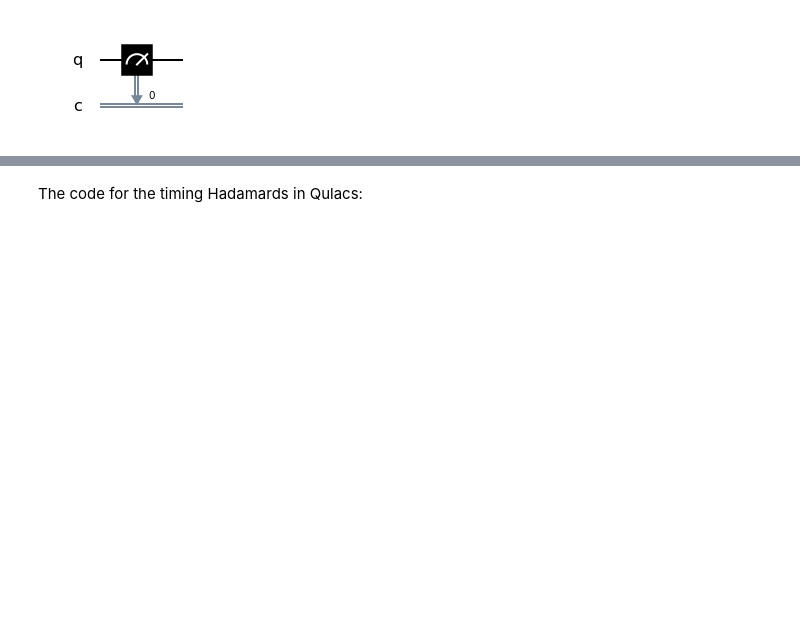
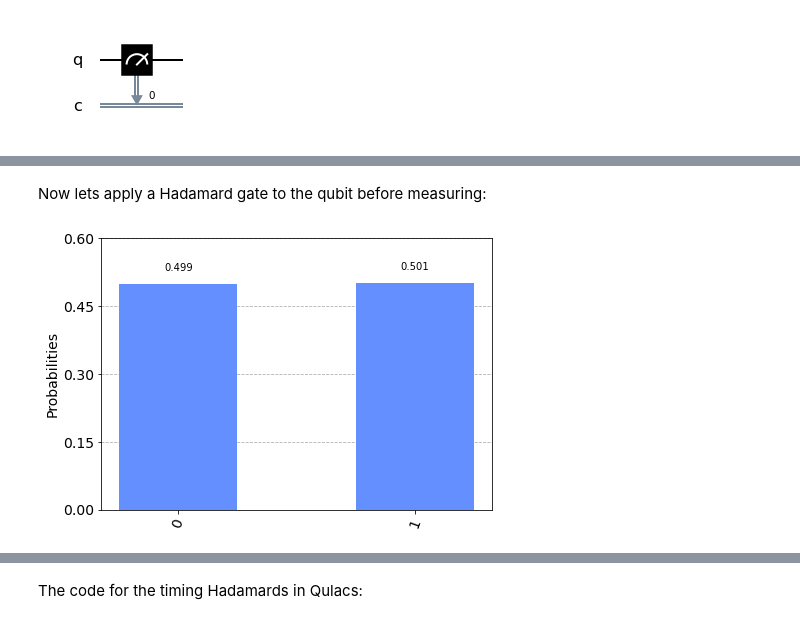
Before and after one commit to sara-nl/QuantumComputing, a Jupyter notebook: notebooks/Basics_and_Benchmarking.ipynb, the cells around one changed output, grey strips where cells are left out. Saved outputs shown, nothing was run; the diff lists cells and outputs as text; code cells hidden in the pictures; blank space fills up the shorter version.

```diff
--- a/notebooks/Basics_and_Benchmarking.ipynb
+++ b/notebooks/Basics_and_Benchmarking.ipynb
@@ -456,0 +245,23 @@ print(qisHadamards)
+# %% [markdown]
+Now lets apply a Hadamard gate to the qubit before measuring:
+# %%
+# defining the device
+circuit = ()
+q = QuantumRegister(1, 'q')
+c = ClassicalRegister(1, 'c')
+circuitH = QuantumCircuit(q, c)
+
+# A hadamard operation and measurement
+circuitH.h(q)
+circuitH.measure(q, c)
+
+# execute the circuit
+job = execute(circuitH, Aer.get_backend('qasm_simulator')).result()
+
+# count how many times a given state (0 or 1) was measured
+counts = job.get_counts()
+
+#plot histogram
+plot_histogram(counts)
+# %% [output]
+[figure, added]
```
Also changed, not shown: parts of 77 cells of this notebook.
